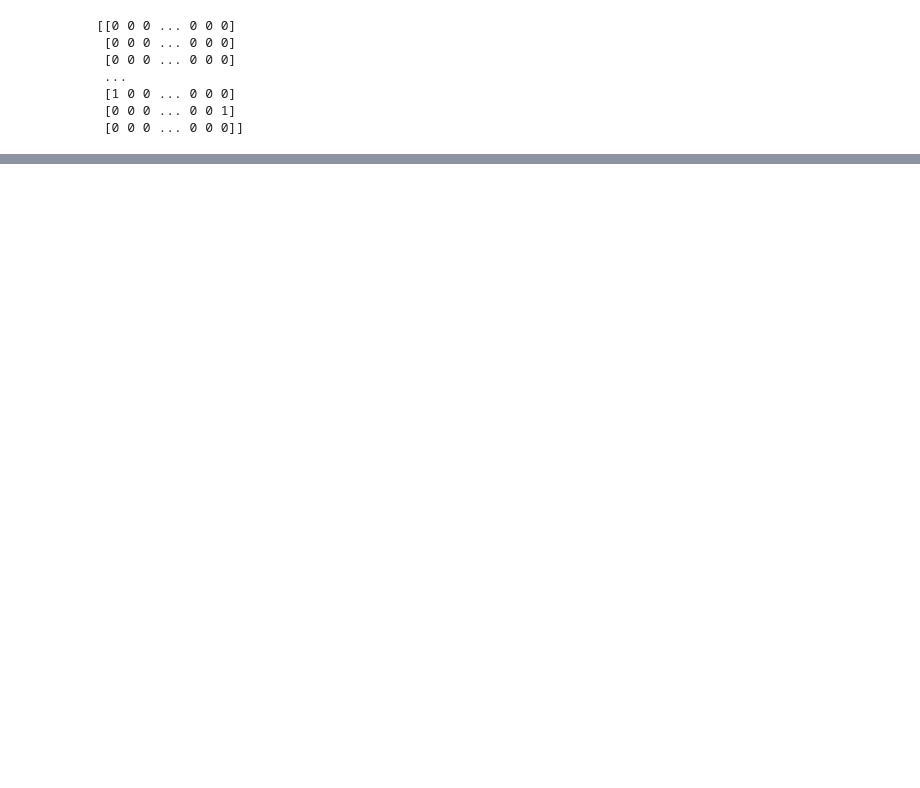
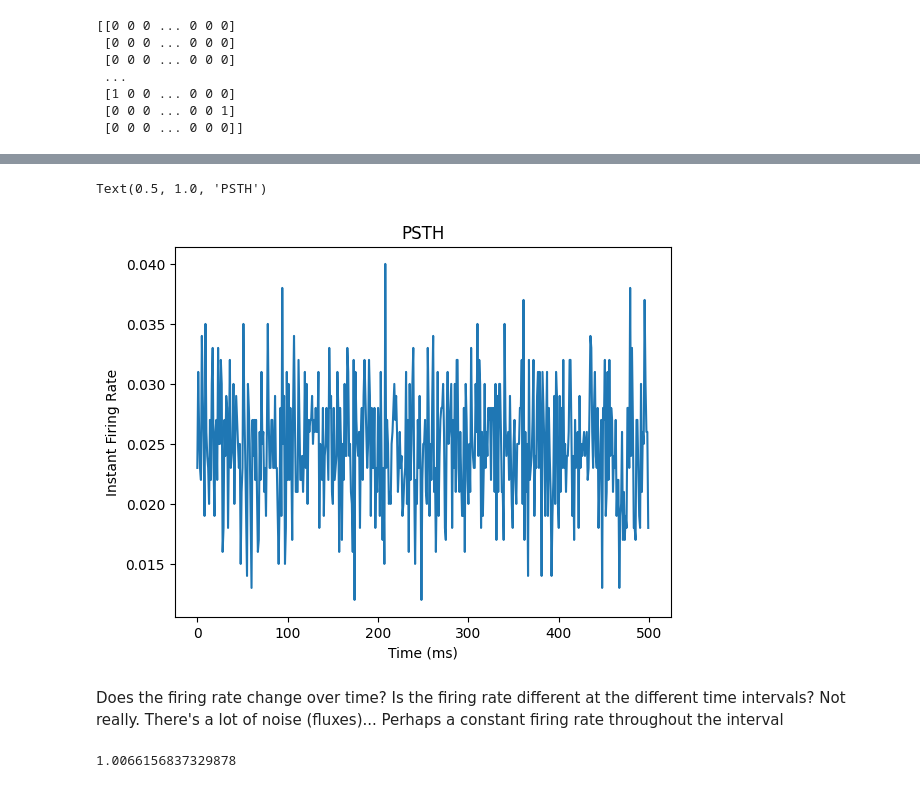
Before and after one commit to witchofizalith/MA665_HW, a Jupyter notebook: topic4/topic4.ipynb, the cells around one changed output, grey strips where cells are left out. Cells and saved outputs as stored; diff of their text form; code cells hidden in the pictures; blank space fills up the shorter version.

```diff
--- a/topic4/topic4.ipynb
+++ b/topic4/topic4.ipynb
@@ -31,0 +124,4 @@ plt.show()
+# %%
+#THE PSTH
+prob_spike = np.sum(d,0)/n_trials; #this will give us the probabiliy of a spike at any moment in time
+print(prob_spike)
@@ -31,0 +146,21 @@ plt.show()
+# %%
+#PSTH
+#TO GET THE INSTANT FFIRING RATE we MUST:
+dt = 00.1 #this is the uhhh time between samples in [s] == 1 ms
+instant_firing_rate = prob_spike/dt
+plt.plot(prob_spike)
+#what is the firing rate approximately? what should the axes be?
+plt.xlabel('Time (ms)')
+plt.ylabel('Instant Firing Rate')
+plt.title('PSTH')
+# %% [output]
+Text(0.5, 1.0, 'PSTH')
+[figure, added]
+# %% [markdown]
+Does the firing rate change over time? Is the firing rate different at the different time intervals? Not really. There's a lot of noise (fluxes)... Perhaps a constant firing rate throughout the interval
+# %%
+#THE FANO
+fano = np.var(n_spikes_per_trial)/ np.mean(n_spikes_per_trial)
+print(fano)
+# %% [output]
+1.0066156837329878
```
Also changed, not shown: parts of 22 cells of this notebook.
